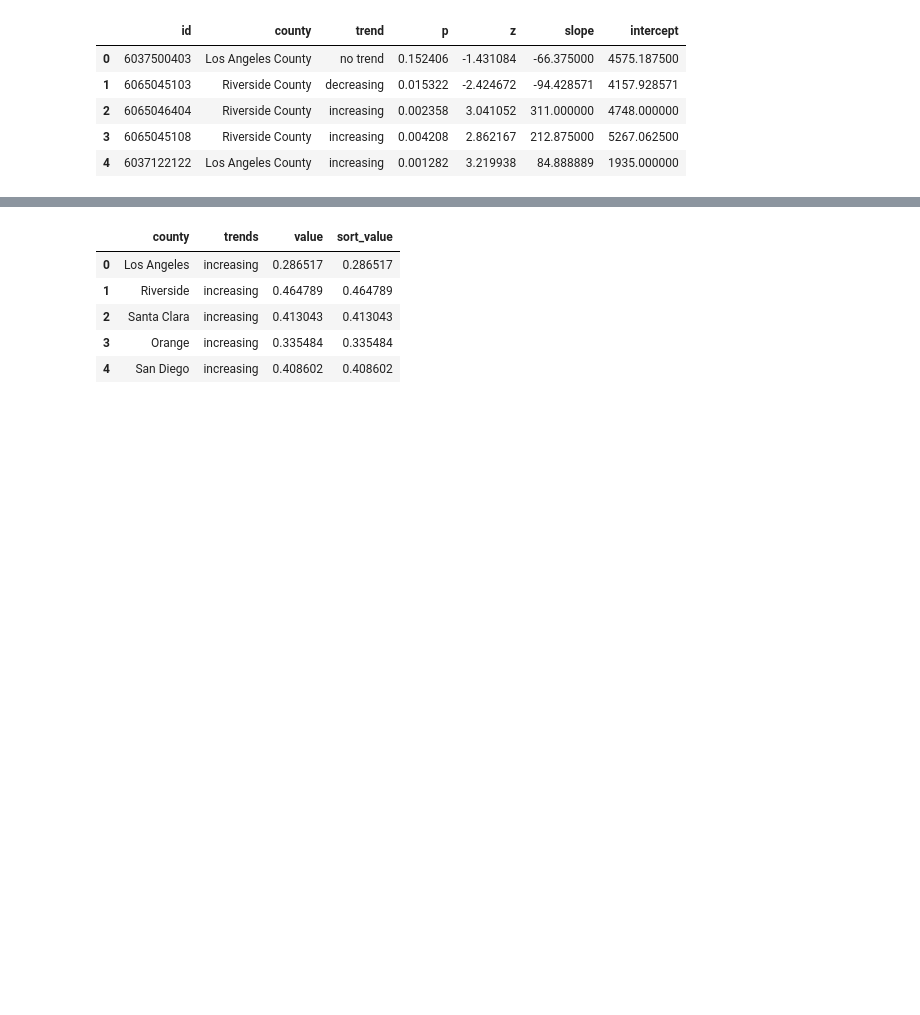
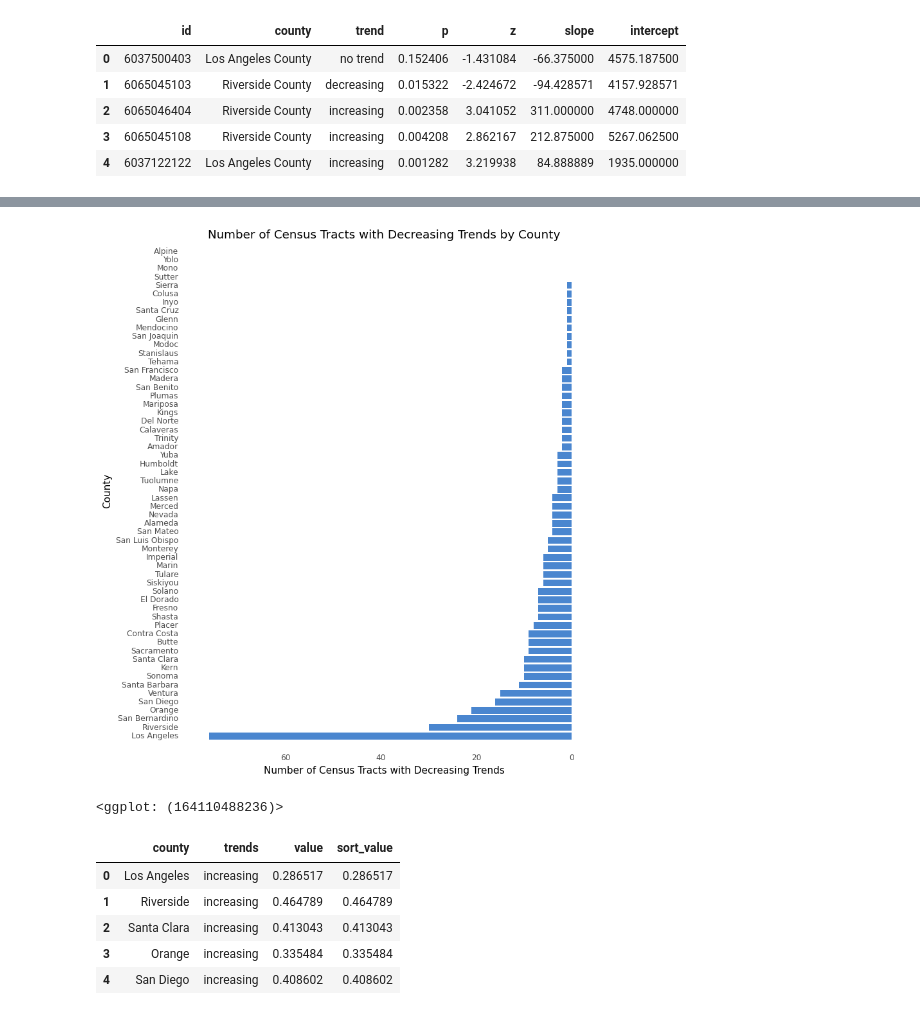
Before and after one commit to jeviner/Wildfires-GCI, a Jupyter notebook: trend_figures/trend_figures.ipynb, the cells around one changed output, grey strips where cells are left out. Saved outputs shown, nothing was run; the diff lists cells and outputs as text; code cells hidden in the pictures; blank space fills up the shorter version.

```diff
--- a/trend_figures/trend_figures.ipynb
+++ b/trend_figures/trend_figures.ipynb
@@ -75,3 +88,14 @@ ggplot(county_df, aes("reorder(county, -decreasing)", "decreasing")) + \
+# %%
+ggplot(county_df, aes("reorder(county, -decreasing)", "decreasing")) + \
+    geom_bar(stat="identity", fill=blue, width = 0.8) + \
+    theme_minimal() + \
+    theme(figure_size=(8, 10), panel_grid = element_blank()) + \
+    coord_flip() + \
+    scale_y_reverse(position = "right") + \
+    labs(x="County", y="Number of Census Tracts with Decreasing Trends", title="Number of Census Tracts with Decreasing Trends by County")
+# %% [output]
+[figure, added]
+<ggplot: (164110488236)>
 # %%
 tidy = pd.melt(county_df, id_vars=['county'], var_name='trends')
 
```
Also changed, not shown: parts of 6 cells of this notebook, 3 other files.
